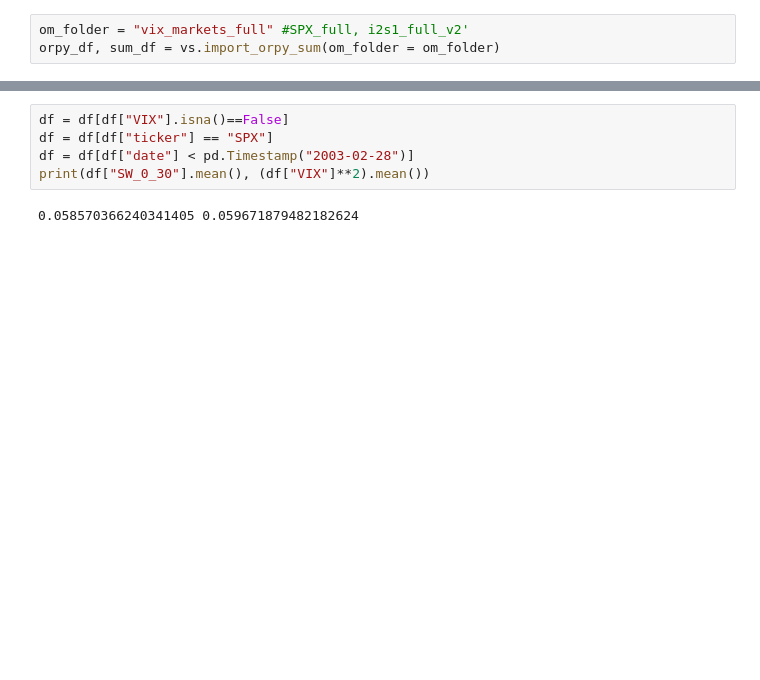
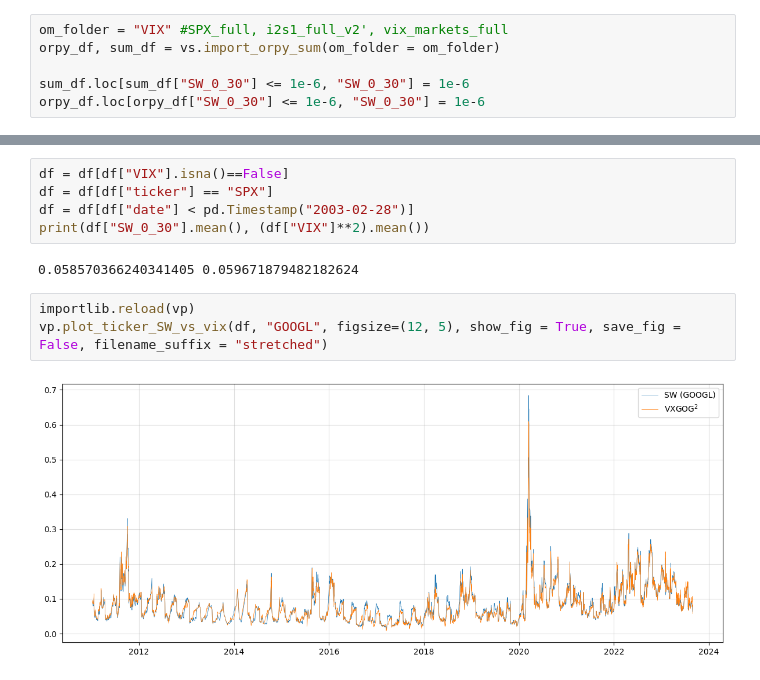
Before and after one commit to MadsHebsgaard/volpy, a Jupyter notebook: Code to produce results/VIX_Robustness_Analysis.ipynb, the cells around one changed output, grey strips where cells are left out. Cells and saved outputs as stored; diff of their text form; blank space fills up the shorter version.

```diff
--- a/Code to produce results/VIX_Robustness_Analysis.ipynb
+++ b/Code to produce results/VIX_Robustness_Analysis.ipynb
@@ -19,8 +19,11 @@ importlib.reload(vs)
 # %% [output]
 <module 'vol_strat_lib' from 'D:\\Professionelt\\Code\\volpy\\vol_strat_lib.py'>
 # %%
-om_folder = "vix_markets_full" #SPX_full, i2s1_full_v2'
+om_folder = "VIX" #SPX_full, i2s1_full_v2', vix_markets_full
 orpy_df, sum_df = vs.import_orpy_sum(om_folder = om_folder)
+
+sum_df.loc[sum_df["SW_0_30"] <= 1e-6, "SW_0_30"] = 1e-6
+orpy_df.loc[orpy_df["SW_0_30"] <= 1e-6, "SW_0_30"] = 1e-6
 # %%
 importlib.reload(vp)
 df = vp.make_df_strats(orpy_df, sgy_common = "r_D_30_", sign=False, scale = False, plot = False, ticker_list=None, extra_columns = ["SW_0_30", "#K"]) #, sgy_names = None
@@ -65,3 +72,8 @@ df = df[df["date"] < pd.Timestamp("2003-02-28")]
 print(df["SW_0_30"].mean(), (df["VIX"]**2).mean())
 # %% [output]
 0.058570366240341405 0.059671879482182624
+# %%
+importlib.reload(vp)
+vp.plot_ticker_SW_vs_vix(df, "GOOGL", figsize=(12, 5), show_fig = True, save_fig = False, filename_suffix = "stretched")
+# %% [output]
+[figure, added]
```
Also changed, not shown: parts of 3 cells of this notebook, 10 other files.
